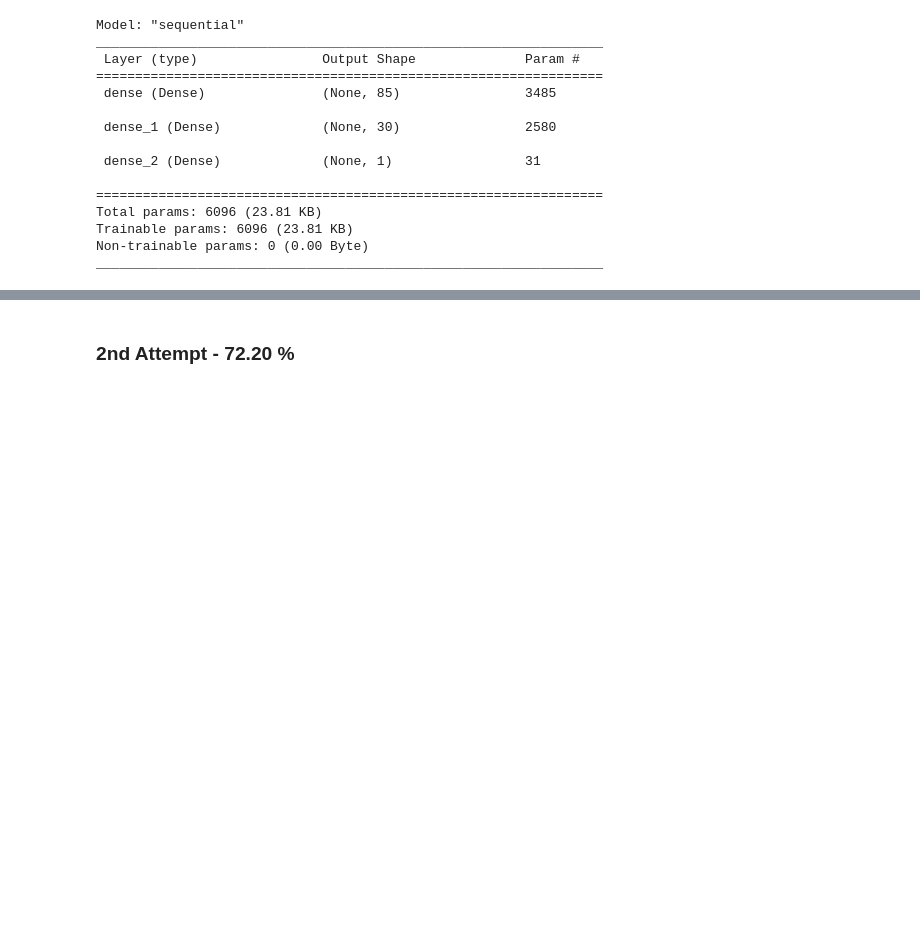
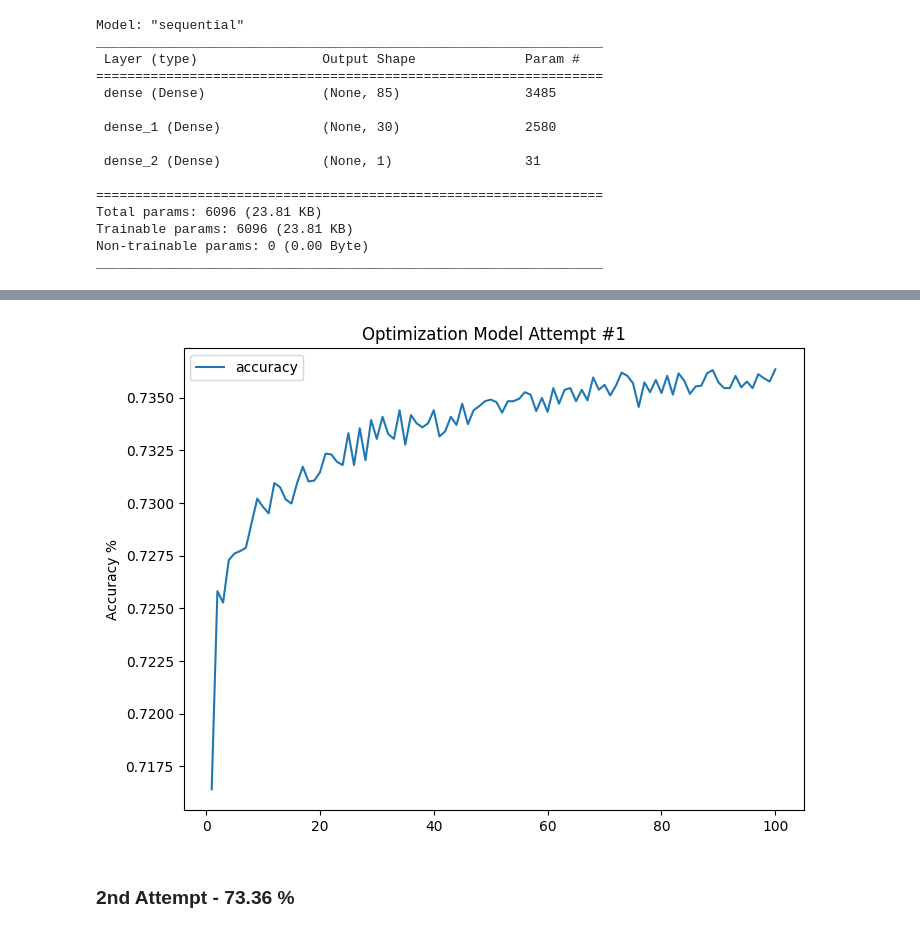
Before and after one commit to jenalvz/deep-learning-challenge, a Jupyter notebook: AS-Optimization-Models.ipynb, the cells around one changed output, grey strips where cells are left out. Drawn from its saved outputs; the diff is of its cells as text; code cells hidden in the pictures; blank space fills up the shorter version.

```diff
--- a/AS-Optimization-Models.ipynb
+++ b/AS-Optimization-Models.ipynb
@@ -333,8 +347,16 @@ Loss: 0.5725374221801758, Accuracy: 0.7217492461204529
+# %%
+# Plotting data to visualize accuracy
+optim_attempt1_model_df = pd.DataFrame(fit_model.history, index= range(1, len(fit_model.history['loss'])+1))
+optim_attempt1_model_plot = optim_attempt1_model_df.plot(y='accuracy', title= 'Optimization Model Attempt #1', ylabel='Accuracy %', figsize=(8,6))
+
+plt.savefig('Accuracy-Plots/Optim-Attempt1-plot.png', format='png', dpi=300)
+# %% [output]
+[figure, added]
 # %%
 # Export our model to HDF5 file
 # nn.save('Models/AlphabetSoupCharity_Optimization1.h5')
 # %% [markdown]
-### 2nd Attempt - 72.20 %
+### 2nd Attempt - 73.36 %
 # %%
 # Define the model - deep neural net, i.e., the number of input features and hidden nodes for each layer.
 input_features_count = len(X_train[0])
```
Also changed, not shown: parts of 20 cells of this notebook, 16 other files.
